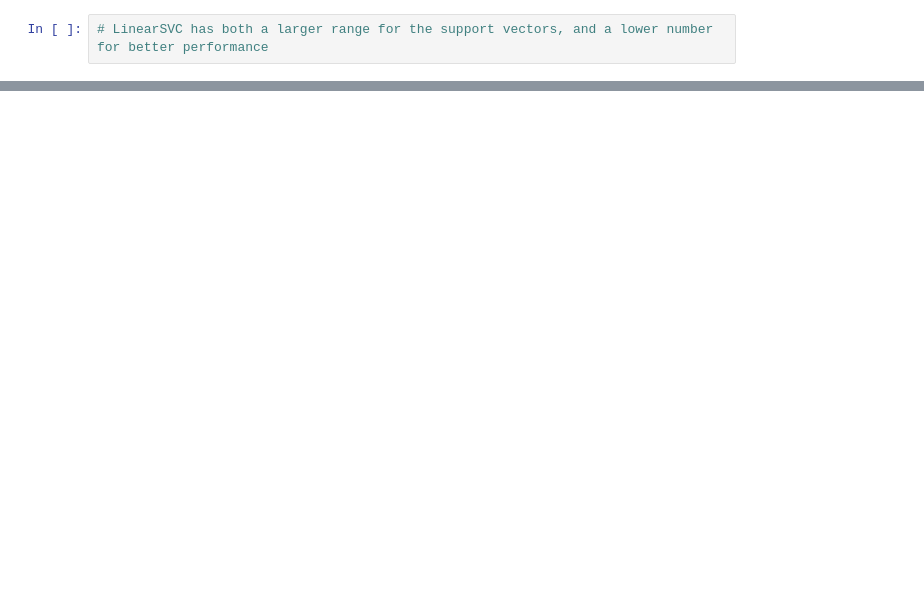
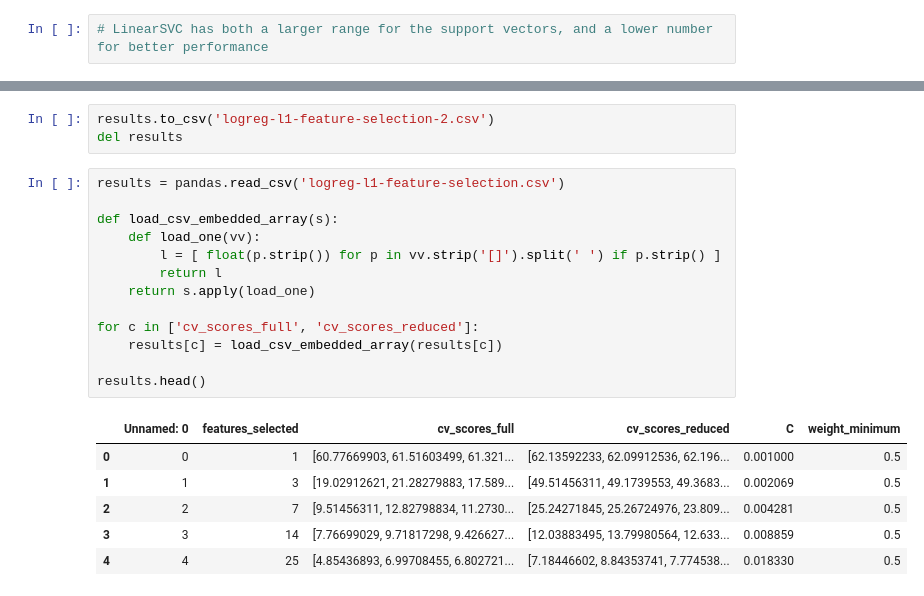
Before and after one commit to jonnor/embeddedml, a Jupyter notebook: handson/svm-vectors/HumanActivityRecognition.ipynb, the cells around one changed output, grey strips where cells are left out. Drawn from its saved outputs; the diff is of its cells as text; blank space fills up the shorter version.

```diff
--- a/handson/svm-vectors/HumanActivityRecognition.ipynb
+++ b/handson/svm-vectors/HumanActivityRecognition.ipynb
@@ -233,0 +240,23 @@ pipe.named_steps['nusvc'].support_vectors_.shape
+# %%
+results.to_csv('logreg-l1-feature-selection-2.csv')
+del results
+# %%
+results = pandas.read_csv('logreg-l1-feature-selection.csv')
+
+def load_csv_embedded_array(s):
+    def load_one(vv):
+        l = [ float(p.strip()) for p in vv.strip('[]').split(' ') if p.strip() ]
+        return l
+    return s.apply(load_one)
+
+for c in ['cv_scores_full', 'cv_scores_reduced']:
+    results[c] = load_csv_embedded_array(results[c])
+
+results.head()
+# %% [output]
+|  | Unnamed: 0 | features_selected | cv_scores_full | cv_scores_reduced | C | weight_minimum |
+| 0 | 0 | 1 | [60.77669903, 61.51603499, 61.321... | [62.13592233, 62.09912536, 62.196... | 0.001000 | 0.5 |
+| 1 | 1 | 3 | [19.02912621, 21.28279883, 17.589... | [49.51456311, 49.1739553, 49.3683... | 0.002069 | 0.5 |
+| 2 | 2 | 7 | [9.51456311, 12.82798834, 11.2730... | [25.24271845, 25.26724976, 23.809... | 0.004281 | 0.5 |
+| 3 | 3 | 14 | [7.76699029, 9.71817298, 9.426627... | [12.03883495, 13.79980564, 12.633... | 0.008859 | 0.5 |
+| 4 | 4 | 25 | [4.85436893, 6.99708455, 6.802721... | [7.18446602, 8.84353741, 7.774538... | 0.018330 | 0.5 |
```
Also changed, not shown: parts of 31 cells of this notebook.
